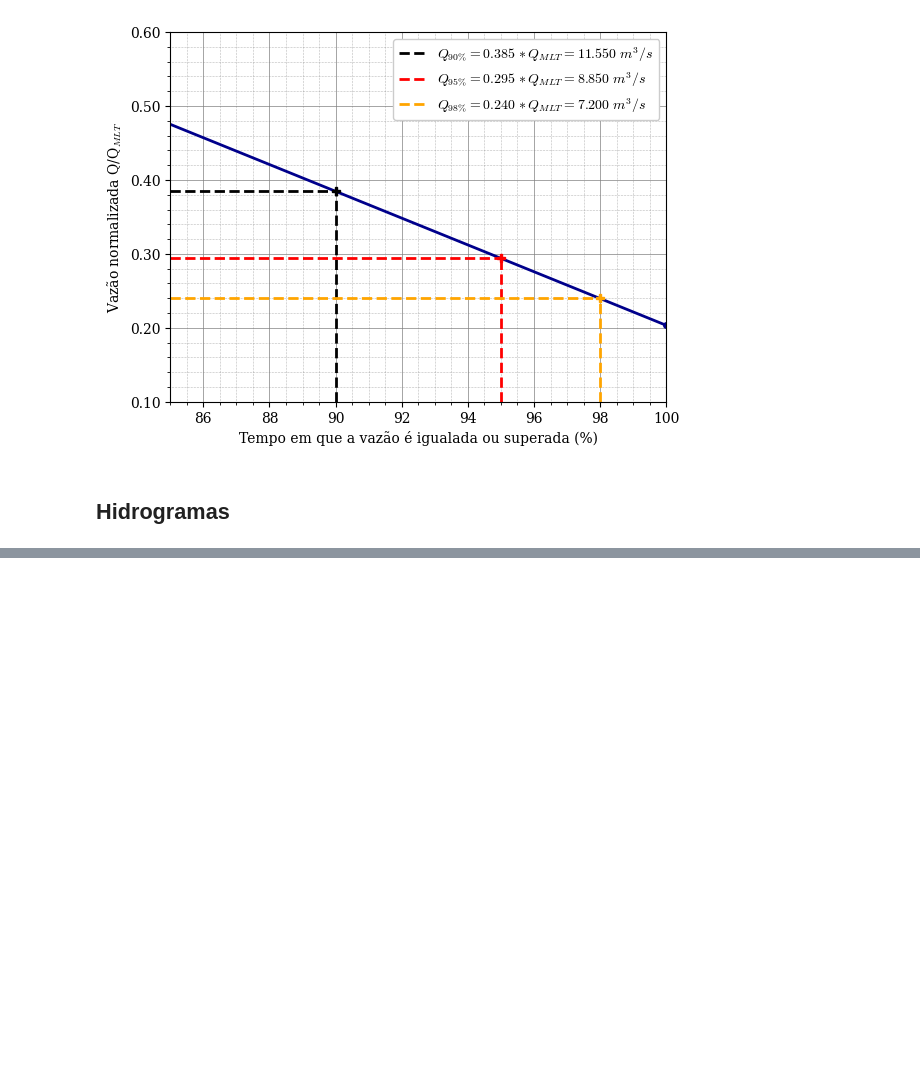
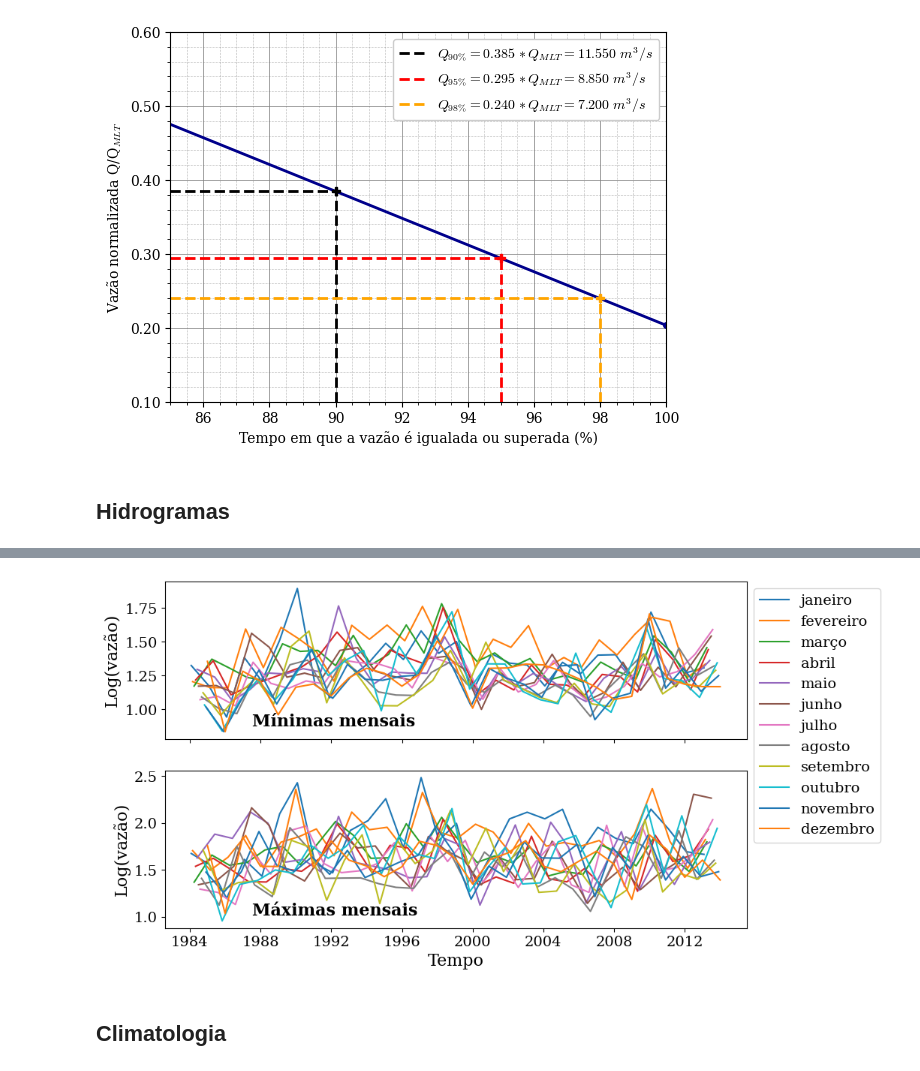
Before and after one commit to vitoria20241/Obras-Hidraulicas, a Jupyter notebook: Parte_1.ipynb, the cells around one changed output, grey strips where cells are left out. Saved outputs shown, nothing was run; the diff lists cells and outputs as text; code cells hidden in the pictures; blank space fills up the shorter version.

```diff
--- a/Parte_1.ipynb
+++ b/Parte_1.ipynb
@@ -292,0 +284,40 @@ plt.savefig(path+'\\Outputs\\Hidrogramas.png', bbox_inches='tight')
+# %%
+# Importar e reorganizar dados
+dados = pd.read_excel(path+'\\Inputs\\Dados_Grupo_2.xlsx',
+                      sheet_name = 'Mínimas',
+                      nrows = 10959,
+                      usecols="A:C"
+                     ).set_index('DATA')
+dados['log(VAZAO)'] = np.log10(dados['VAZAO'])
+dados['log(Q7)'] = np.log10(dados['Q7'])
+
+max_mensal = dados.resample('ME').max()
+min_mensal = dados.resample('ME').min()
+# %%
+# Hidrogramas minimas e maximas
+fig,ax = plt.subplots(2, sharex=True, figsize=(10, 6))
+locale.setlocale(locale.LC_TIME, "pt_BR.UTF-8")
+for mes in range(1, 13):
+    nome_mes = calendar.month_name[mes]
+    dados_mes = min_mensal[min_mensal.index.month == mes]
+    ax[0].plot(dados_mes.index, dados_mes['log(Q7)'], label=nome_mes)
+ax[0].set_ylabel('Log(vazão)', fontsize=16)
+ax[0].legend(fontsize=14, loc="upper left",
+             bbox_to_anchor=(1, 1))
+
+for mes in range(1, 13):
+    dados_mes = max_mensal[max_mensal.index.month == mes]
+    ax[1].plot(dados_mes.index, dados_mes['log(VAZAO)'])
+ax[1].set_ylabel('Log(vazão)', fontsize=16)
+
+plt.rcParams['xtick.labelsize'] = 14
+plt.rcParams['ytick.labelsize'] = 14
+plt.xlabel('Tempo', fontsize=16)
+font = {'fontsize':16, 'fontweight':'bold'}
+plt.text(0.15, 1.28,'Mínimas mensais', font, transform=plt.gca().transAxes)
+plt.text(0.15, 0.08,'Máximas mensais', font, transform=plt.gca().transAxes)
+plt.savefig(path+'\\Outputs\\Hidrogramas1.png', bbox_inches='tight')
+# %% [output]
+[figure, added]
+# %% [markdown]
+## Climatologia
```
Also changed, not shown: parts of 6 cells of this notebook.
